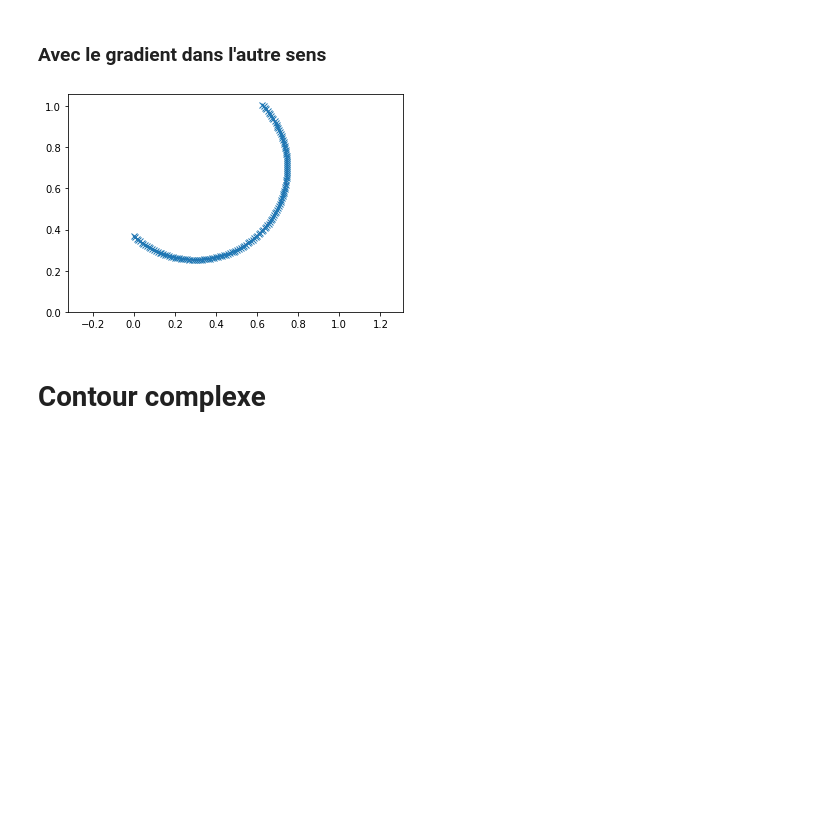
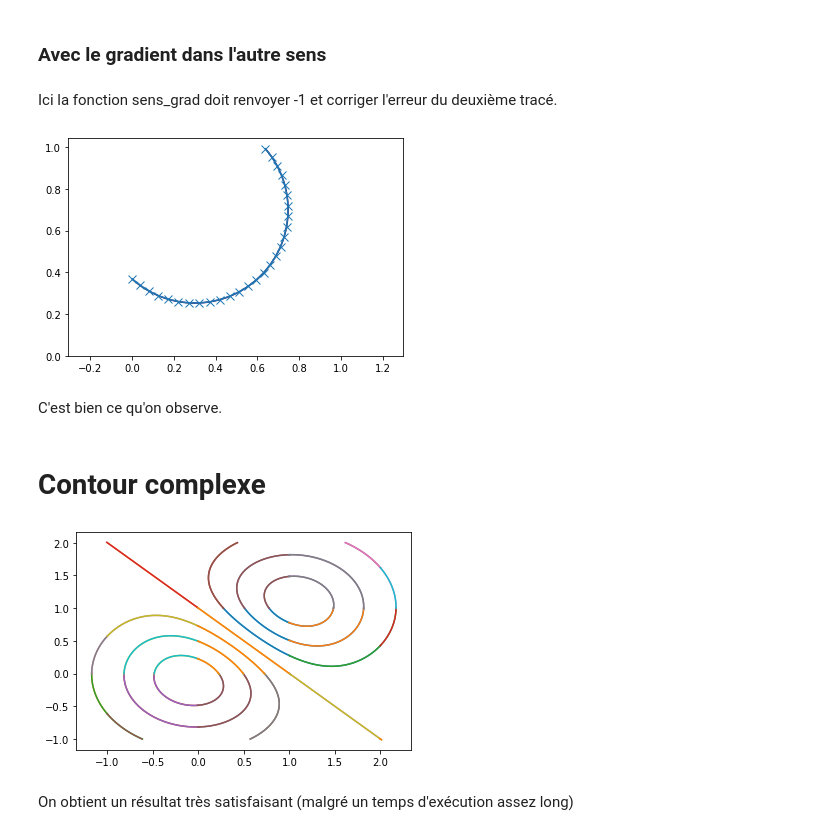
Before and after one commit to BLeCorfec/projet_mathinfo, a Jupyter notebook: notebook_mathinfo.ipynb, the cells around one changed output. Drawn from its saved outputs; the diff is of its cells as text; code cells hidden in the pictures; blank space fills up the shorter version.

```diff
--- a/notebook_mathinfo.ipynb
+++ b/notebook_mathinfo.ipynb
@@ -190,5 +237,7 @@ plt.show()
 # %% [markdown]
 ### Avec le gradient dans l'autre sens
+# %% [markdown]
+Ici la fonction sens_grad doit renvoyer -1 et corriger l'erreur du deuxième tracé.
 # %%
 def f(x,y):
     return -((x-0.3)**2 + (y-0.7)**2)/2
@@ -196,8 +245,15 @@ def g(x,y):
     return -((x-0.3)**2 + (y-0.7)**2)/2
 
 plt.clf()
+
 a=simple_contour2(f,-0.1)
-plt.plot(a[0],a[1], marker='x')
+B=a[0][::5]
+C=a[1][::5]
+
+#pour une meilleure visiblité tous les points ne sont pas représentés
+
+plt.plot(B,C, marker='x', markersize = 8)
+
 gnp=np.vectorize(g)
 X = np.arange(0, 1, 0.01)
 Y = np.arange(0, 1, 0.01)
@@ -210,7 +266,9 @@ plt.show()
 #les croix correspondent au contour tracé par la fonction simple_contour2
 #le trait plein correspond au contour tracé par la fonction contour de la bibliothèque numpy
 # %% [output]
-[figure, old version]
+[figure, new version]
+# %% [markdown]
+C'est bien ce qu'on observe.
 # %% [markdown]
 # Contour complexe
 # %%
@@ -289,20 +347,38 @@ def contour1(f, c, xs=[0.0, 1.0], ys=[0.0, 1.0], delta=0.01):
                         y_curve.append(y)
                     x_curve = np.array(x_curve)
                     y_curve = np.array(y_curve)
-                    curves.append(
-                        (xmin + (xmax - xmin) * x_curve, ymin + (ymax - ymin) * y_curve)
-                    )
+                    curves.append((xmin + (xmax - xmin) * x_curve, ymin + (ymax - ymin) * y_curve))
     return curves
 # %%
-"""Tu fais bien d’en parler, c’est un poil plus compliqué que ça et je viens de me rendre compte que les valeurs renvoyées
-ne sont pas conformes à la documentation que j’ai fournie dans le document « Calcul Différentiel II »
+"""Les valeurs renvoyées ne sont pas conformes à la documentation fournie dans le document « Calcul Différentiel II »
 
 Si
 
-level_curves = contour1(f, c, xs, ys)
-alors level_curves est une liste de paires (x, y) qui représentent un fragment de ligne
-de niveau (x et y sont des tableaux mono-dimensionnels).
-Autrement, dit, tu peux tracer l’ensemble des fragments avec :
+level_curves = contour1(f, c, xs, ys) alors level_curves est une liste de paires (x, y) qui représentent un fragment de ligne de niveau (x et y sont des tableaux mono-dimensionnels).
+Autrement, dit, l’ensemble des fragments peut être tracé avec :
 
 for x, y in level_curves:
     matplotlib.pyplot.plot(x, y)"""
+# %%
+def h1(x, y):
+    return np.exp(-x**2 - y**2)
+
+def h2(x, y):
+    return np.exp(-(x-1)**2-(y-1)**2)
+
+def h(x, y):
+    return 2*(h1(x, y) - h2(x, y))
+
+for c in {-1.5, -1.0, -0.5, 0.5, 1.0, 1.5}:
+    level_curves = contour1(h, c, [-2.0, -1.0, 0.0, 1.0, 2.0, 3.0], [-1.0, 0.0, 1.0, 2.0])
+    for x, y in level_curves:
+        plt.plot(x, y)
+level_curves = contour1(h, 0.0, [-2.0, -1.01, 0.0, 1.01, 2.0, 3.0], [-1.01, 0.0, 1.01, 2.0])
+for x, y in level_curves:
+        plt.plot(x, y)
+
+plt.show()
+# %% [output]
+[figure, added]
+# %% [markdown]
+On obtient un résultat très satisfaisant (malgré un temps d'exécution assez long)
```
Also changed, not shown: parts of 10 cells of this notebook.
